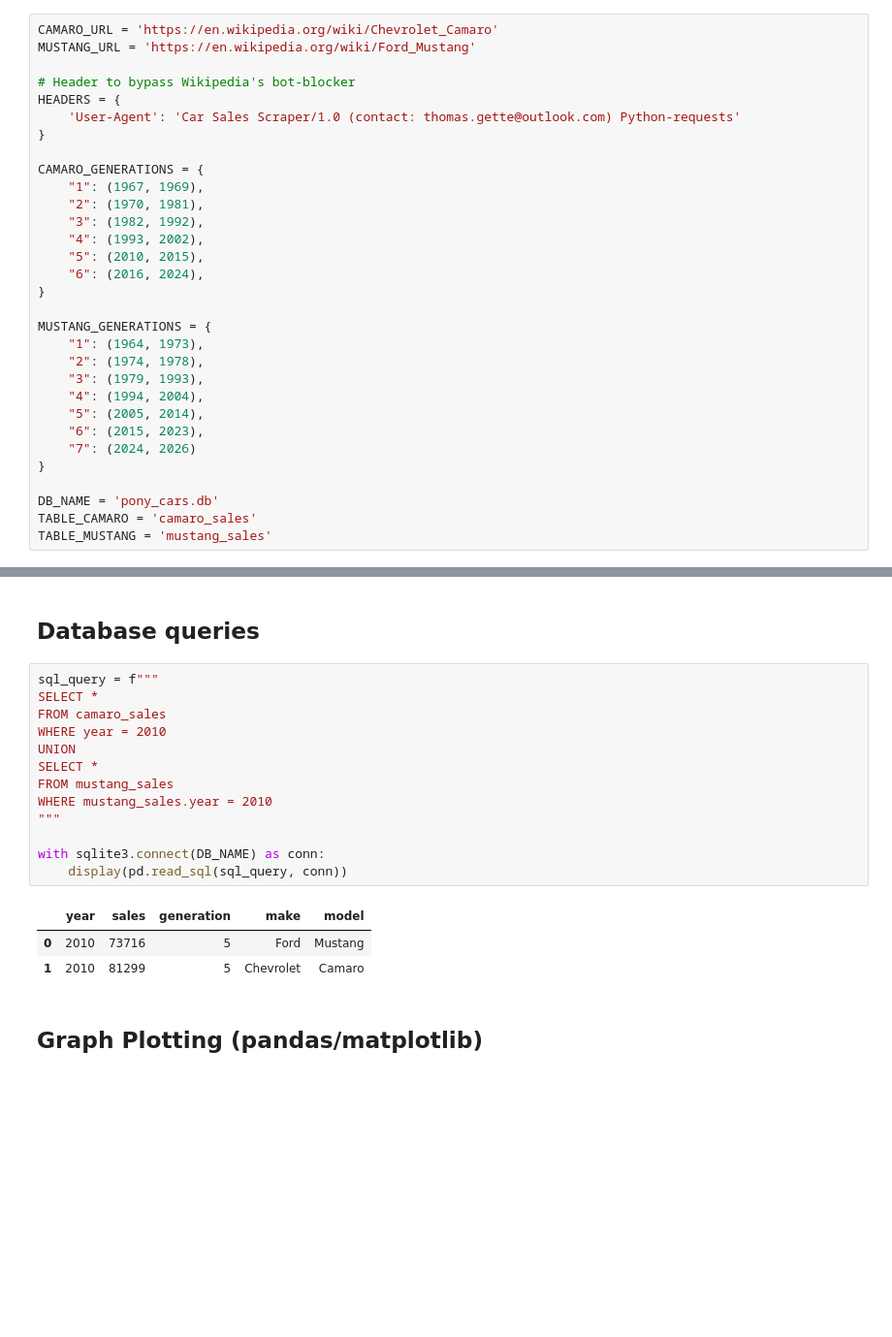
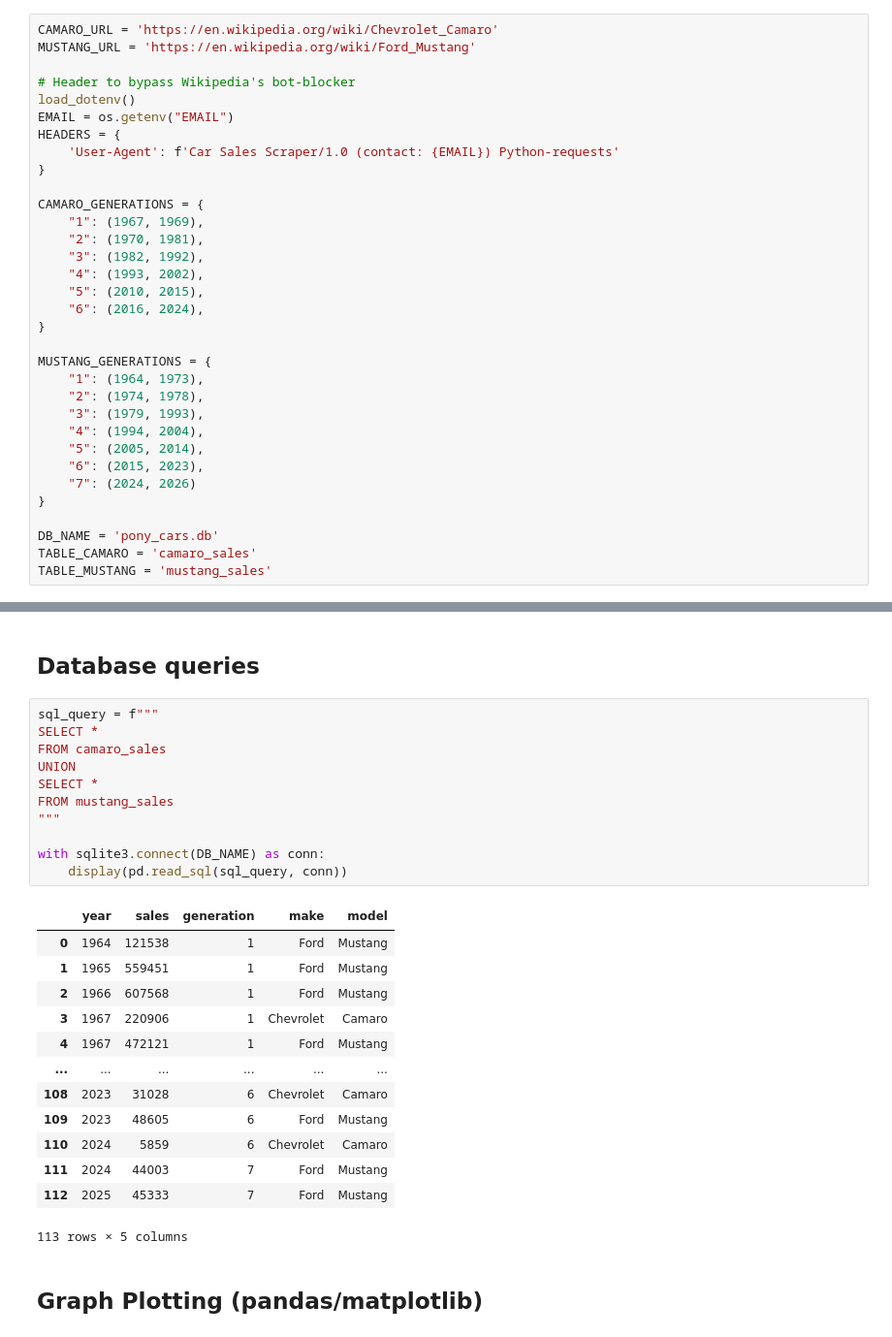
Before and after one commit to thomas-gette/mustang_camaro_sales, a Jupyter notebook: mustang_camaro_sales.ipynb, the cells around one changed output, grey strips where cells are left out. Shown at 97% size. Cells and saved outputs as stored; diff of their text form; blank space fills up the shorter version.

```diff
--- a/mustang_camaro_sales.ipynb
+++ b/mustang_camaro_sales.ipynb
@@ -19,8 +21,10 @@ CAMARO_URL = 'https://en.wikipedia.org/wiki/Chevrolet_Camaro'
 MUSTANG_URL = 'https://en.wikipedia.org/wiki/Ford_Mustang'
 
 # Header to bypass Wikipedia's bot-blocker
+load_dotenv()
+EMAIL = os.getenv("EMAIL")
 HEADERS = {
-    'User-Agent': 'Car Sales Scraper/1.0 (contact: thomas.gette@outlook.com) Python-requests'
+    'User-Agent': f'Car Sales Scraper/1.0 (contact: {EMAIL}) Python-requests'
 }
 
 CAMARO_GENERATIONS = {
@@ -201,20 +205,28 @@ mustang_df.to_csv(f'{TABLE_MUSTANG}.csv', index=None)
 # %%
 sql_query = f"""
 SELECT *
 FROM camaro_sales
-WHERE year = 2010
 UNION
 SELECT *
 FROM mustang_sales
-WHERE mustang_sales.year = 2010
 """
 
 with sqlite3.connect(DB_NAME) as conn:
     display(pd.read_sql(sql_query, conn))
 # %% [output]
 |  | year | sales | generation | make | model |
-| 0 | 2010 | 73716 | 5 | Ford | Mustang |
-| 1 | 2010 | 81299 | 5 | Chevrolet | Camaro |
+| 0 | 1964 | 121538 | 1 | Ford | Mustang |
+| 1 | 1965 | 559451 | 1 | Ford | Mustang |
+| 2 | 1966 | 607568 | 1 | Ford | Mustang |
+| 3 | 1967 | 220906 | 1 | Chevrolet | Camaro |
+| 4 | 1967 | 472121 | 1 | Ford | Mustang |
+| ... | ... | ... | ... | ... | ... |
+| 108 | 2023 | 31028 | 6 | Chevrolet | Camaro |
+| 109 | 2023 | 48605 | 6 | Ford | Mustang |
+| 110 | 2024 | 5859 | 6 | Chevrolet | Camaro |
+| 111 | 2024 | 44003 | 7 | Ford | Mustang |
+| 112 | 2025 | 45333 | 7 | Ford | Mustang |
+113 rows × 5 columns
 # %% [markdown]
 ## Graph Plotting (pandas/matplotlib)
 # %%
```
Also changed, not shown: parts of 9 cells of this notebook, 2 other files.
